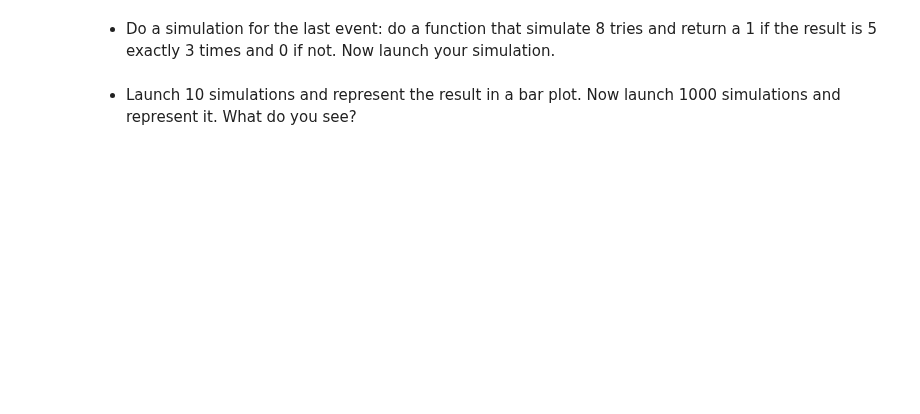
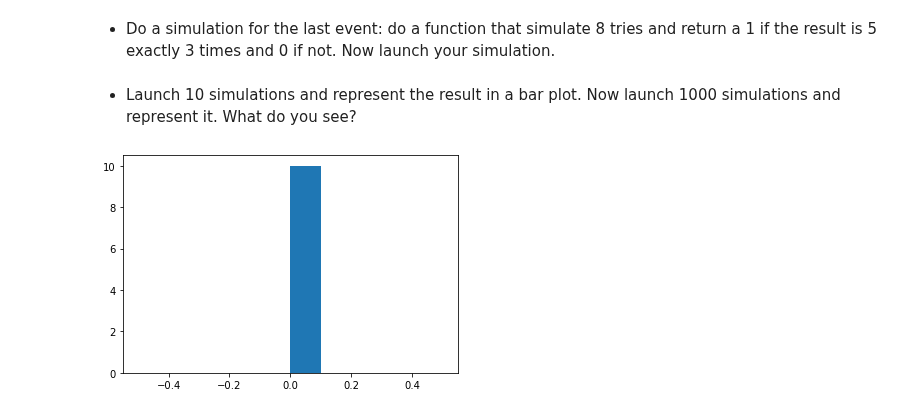
Before and after one commit to ta-data-lis/lab-intro-to-scipy, a Jupyter notebook: your-code/main.ipynb, the cells around one changed output. Saved outputs shown, nothing was run; the diff lists cells and outputs as text; code cells hidden in the pictures; blank space fills up the shorter version.

```diff
--- a/your-code/main.ipynb
+++ b/your-code/main.ipynb
@@ -103,2 +145,12 @@ The `scipy.stats` submodule contains a `binom` function for computing the probab
+# %%
+def simulation():
+    listr=[]
+    for i in range(8):
+        result=random.randint(1,6)
+        listr.append(result)
+    if listr.count(5)==3:
+        return 1
+    else:
+        return 0
 # %% [markdown]
 * Launch 10 simulations and represent the result in a bar plot. Now launch 1000 simulations and represent it. What do you see?
@@ -106,0 +157,8 @@ The `scipy.stats` submodule contains a `binom` function for computing the probab
+# %%
+result=[]
+for i in range(10):
+    result.append(simulation())
+plt.hist(result)
+plt.show()
+# %% [output]
+[figure, added]
```
Also changed, not shown: parts of 32 cells of this notebook.
